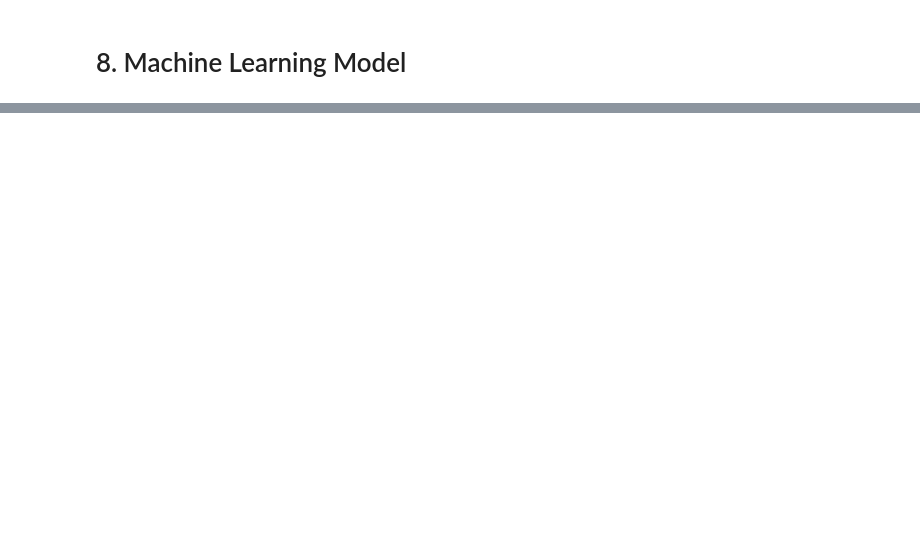
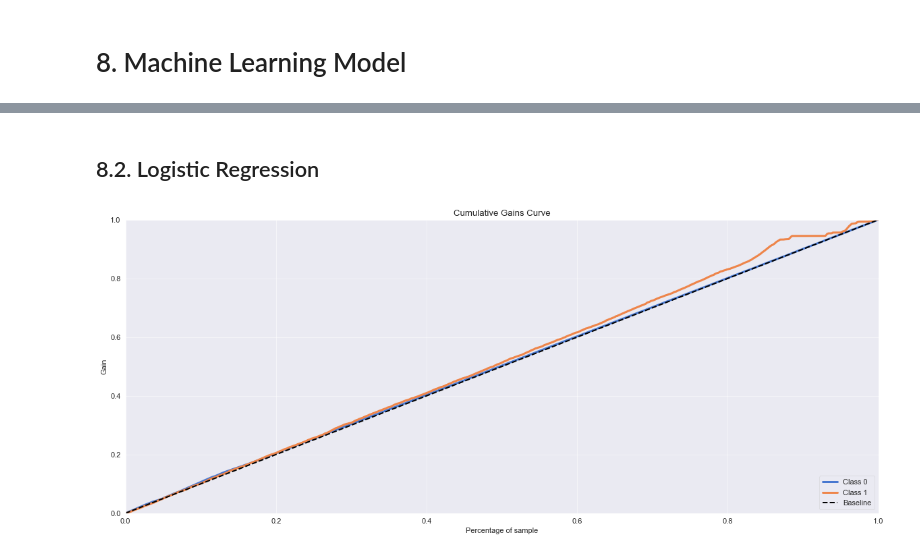
Before and after one commit to Gutscs/Health-Insurance-Cross-Sell, a Jupyter notebook: HealthInsurance.ipynb, the cells around one changed output, grey strips where cells are left out. Saved outputs shown, nothing was run; the diff lists cells and outputs as text; code cells hidden in the pictures; blank space fills up the shorter version.

```diff
--- a/HealthInsurance.ipynb
+++ b/HealthInsurance.ipynb
@@ -532,0 +549,5 @@ sns.histplot( df5[ df5['response'] == 1 ]['vintage'], ax=axes[1] );
+# %%
+ss = StandardScaler()
+
+# annual_premium
+df6['annual_premium'] = ss.fit_transform( df6[['annual_premium']].values )
@@ -532,0 +556,9 @@ sns.histplot( df5[ df5['response'] == 1 ]['vintage'], ax=axes[1] );
+# %%
+mms_age = MinMaxScaler()
+mms_vintage = MinMaxScaler()
+
+# age
+df6['age'] = mms_age.fit_transform( df6[['age']].values )
+
+# vintage
+df6['vintage'] = mms_vintage.fit_transform( df6[['vintage']].values )
@@ -535,2 +662,9 @@ sns.histplot( df5[ df5['response'] == 1 ]['vintage'], ax=axes[1] );
 # %% [markdown]
 # 8. Machine Learning Model
+# %%
+cols_selected = ['annual_premium', 'vintage', 'age', 'region_code',
+                 'vehicle_damage', 'previously_insured', 'policy_sales_channel']
+
+# get selected features
+x_train = df6[ cols_selected ]
+x_val = x_val[ cols_selected ]
@@ -536,0 +673,12 @@ sns.histplot( df5[ df5['response'] == 1 ]['vintage'], ax=axes[1] );
+# %%
+# model definition
+knn_model = KNeighborsClassifier( n_neighbors=7 )
+
+# model training
+knn_model.fit( x_train, y_train )
+
+# model prediction
+yhat_knn = knn_model.predict_proba( x_val )
+
+# accumulative gain
+skplt.metrics.plot_cumulative_gain( y_val, yhat_knn );
@@ -536,0 +687,16 @@ sns.histplot( df5[ df5['response'] == 1 ]['vintage'], ax=axes[1] );
+# %% [markdown]
+## 8.2. Logistic Regression
+# %%
+# model definition
+lr_model = LogisticRegression( random_state=42 )
+
+# model training
+lr_model.fit( x_train, y_train )
+
+# model prediction
+yhat_lr = lr_model.predict_proba( x_val )
+
+# accumulative gain
+skplt.metrics.plot_cumulative_gain( y_val, yhat_lr );
+# %% [output]
+[figure, added]
```
Also changed, not shown: parts of 16 cells of this notebook.
